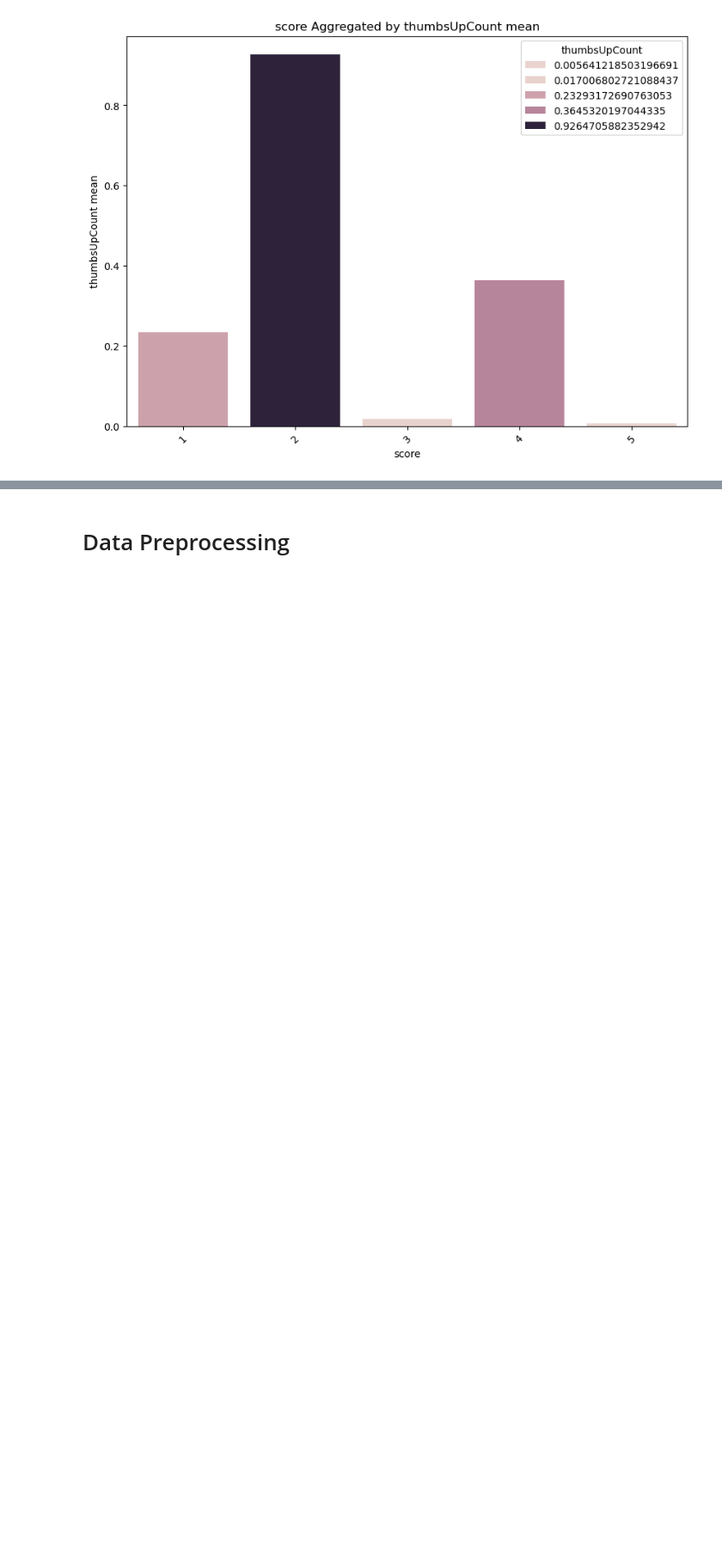
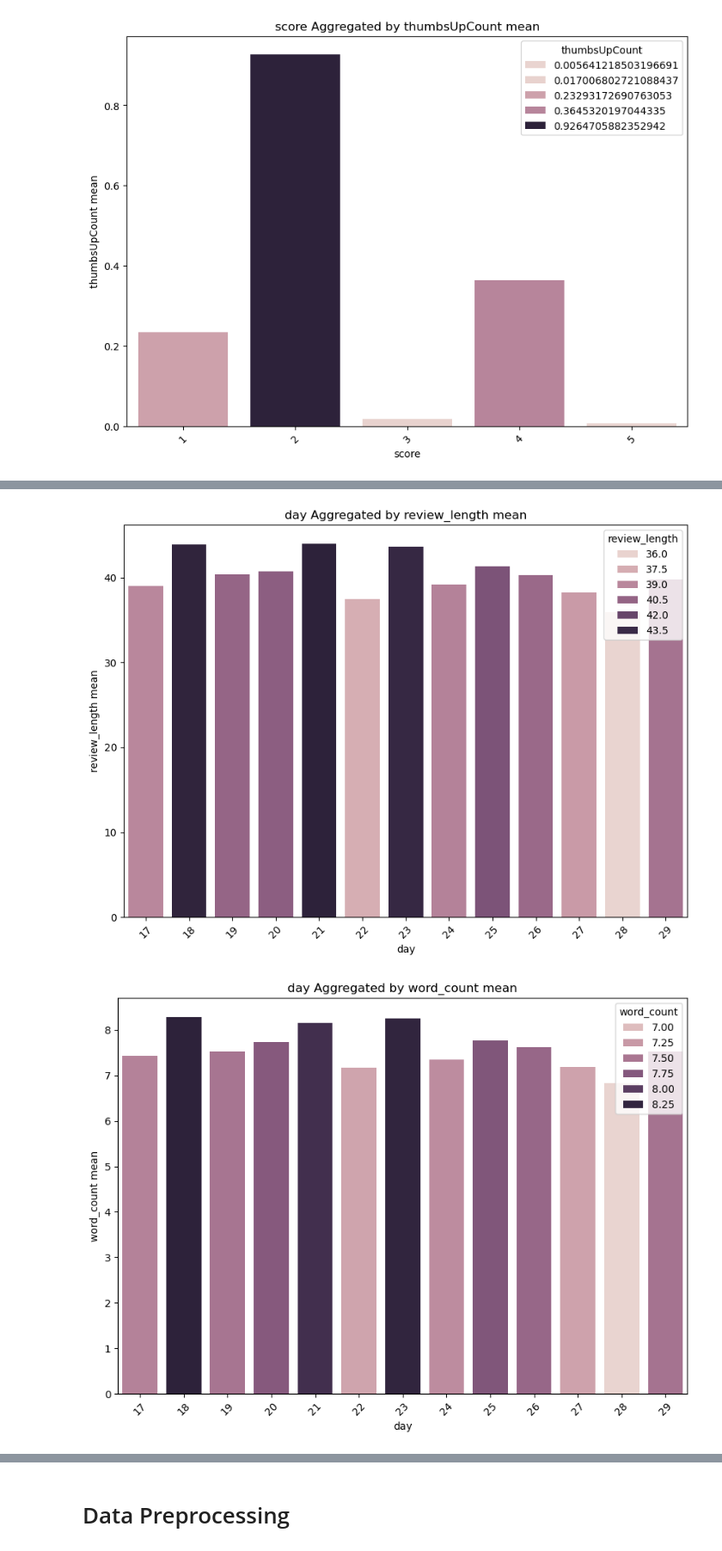
Before and after one commit to MaukanMir/Chat-GPT-Reviews-Sentiment-Analysis, a Jupyter notebook: training.ipynb, the cells around one changed output, grey strips where cells are left out. Shown at 86% size. Saved outputs shown, nothing was run; the diff lists cells and outputs as text; code cells hidden in the pictures; blank space fills up the shorter version.

```diff
--- a/training.ipynb
+++ b/training.ipynb
@@ -183,0 +191,5 @@ grouped_insights(df, columns_to_test, "score", "mean")
+# %%
+grouped_insights(df, columns_to_test, "day", "mean")
+# %% [output]
+[figure, added]
+[figure, added]
```
Also changed, not shown: parts of 7 cells of this notebook.
